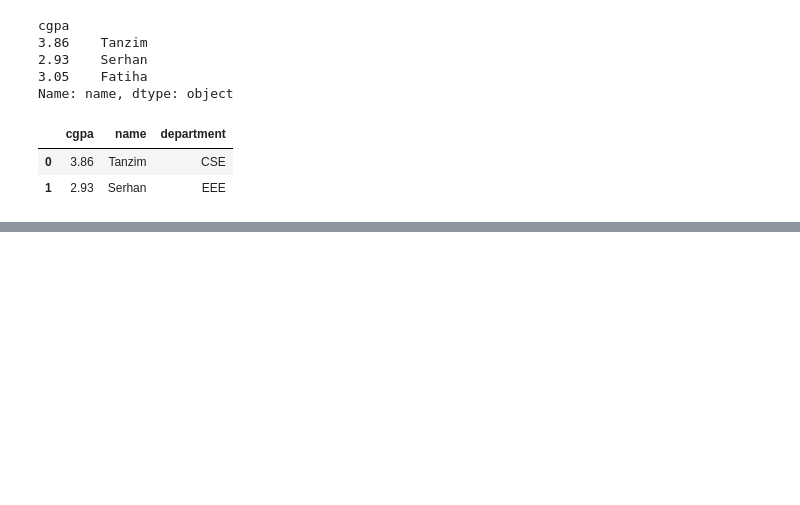
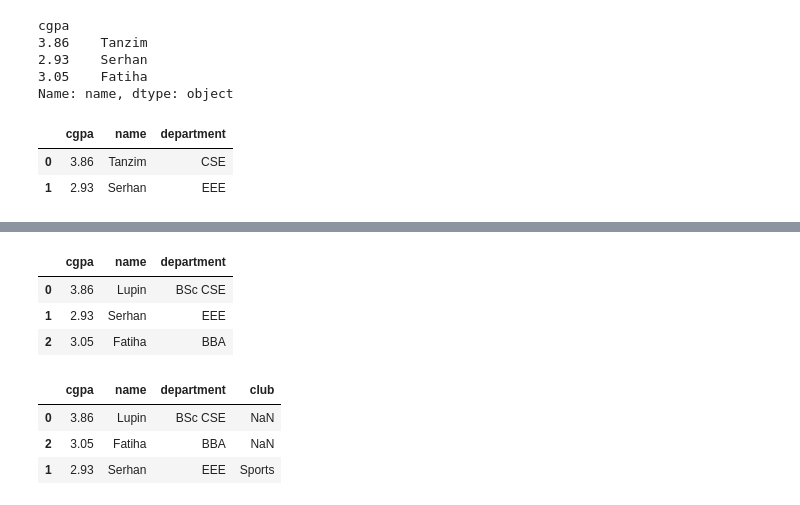
Before and after one commit to tahmid-tanzim/laravel-5-fundamentals, a Jupyter notebook: Pandas_Workspace.ipynb, the cells around one changed output, grey strips where cells are left out. Drawn from its saved outputs; the diff is of its cells as text; code cells hidden in the pictures; blank space fills up the shorter version.

```diff
--- a/Pandas_Workspace.ipynb
+++ b/Pandas_Workspace.ipynb
@@ -243,3 +184,0 @@ students_df
-# %%
-name_filter = students_df['nazme'] == 'Tom Hanks'
-students_df.drop(index=3, inplace=True)
@@ -252,0 +223,7 @@ students_df
+# %%
+students_df
+# %% [output]
+|  | cgpa | name | department |
+| 0 | 3.86 | Lupin | BSc CSE |
+| 1 | 2.93 | Serhan | EEE |
+| 2 | 3.05 | Fatiha | BBA |
@@ -252,0 +235,12 @@ students_df
+# %%
+students_df.loc[1, 'club'] = 'Sports'
+# %%
+name_filter = students_df['name'] == 'Tom Hanks'
+students_df.drop(index=students_df.loc[name_filter].index, inplace=True)
+# %%
+students_df.sort_values(by='cgpa', ascending=False)
+# %% [output]
+|  | cgpa | name | department | club |
+| 0 | 3.86 | Lupin | BSc CSE | NaN |
+| 2 | 3.05 | Fatiha | BBA | NaN |
+| 1 | 2.93 | Serhan | EEE | Sports |
```
Also changed, not shown: parts of 20 cells of this notebook.
